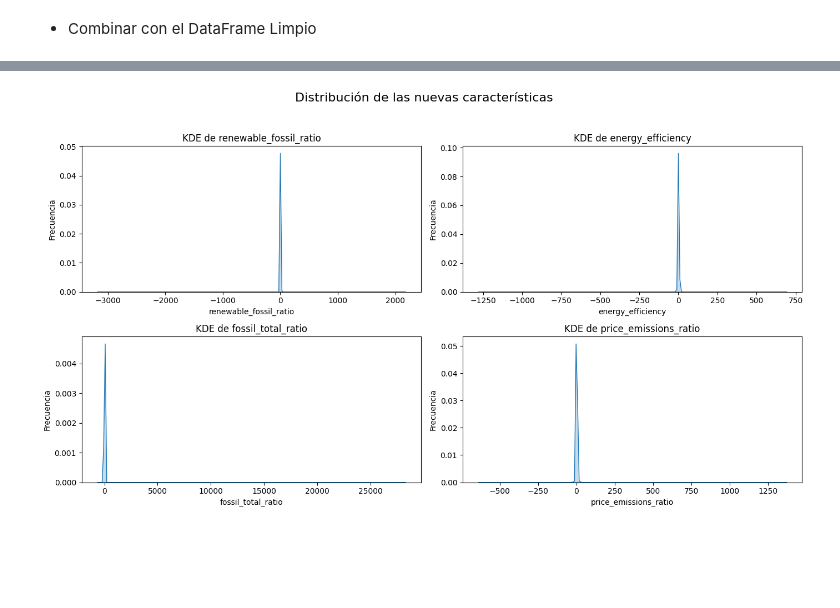
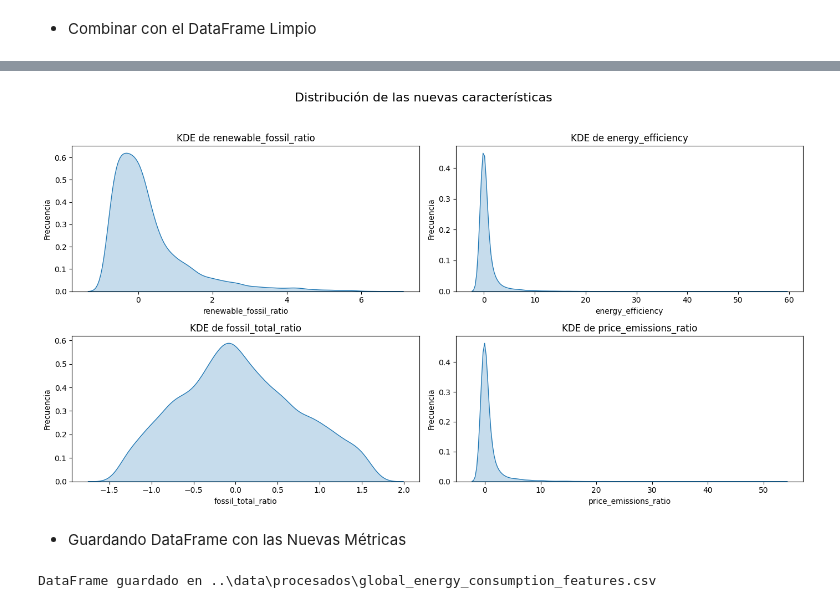
Before and after one commit to juanma200109/GLOBAL_ENERGY_ML_PROJECT, a Jupyter notebook: notebooks/03_ingenieria_caracteristicas.ipynb, the cells around one changed output, grey strips where cells are left out. Drawn from its saved outputs; the diff is of its cells as text; code cells hidden in the pictures; blank space fills up the shorter version.

```diff
--- a/notebooks/03_ingenieria_caracteristicas.ipynb
+++ b/notebooks/03_ingenieria_caracteristicas.ipynb
@@ -45,3 +60,5 @@ df = pre.cargar_datos(data_path)
+# %%
+df_clean = pre.cargar_datos(data_path)
 # %% [markdown]
 * Inspección Inicial
 # %%
@@ -119,20 +136,12 @@ Filas duplicadas: 0
 
 En esta sub-sección se pretende carcular tasas de crecimiento anual para variables clave, agrupadas por país. Lo que permite capturar la dinámica de crecimiento de cada país en el período analizado.
 # %%
-# Ordenar el dataset por 'Country' y 'Year'
-df = df.sort_values(['Country', 'Year'])
-
 # Calcular tasas de crecimiento anual para variables seleccionadas
 columnas_tasa_anual = ['Total Energy Consumption (TWh)', 'Per Capita Energy Use (kWh)', 'Carbon Emissions (Million Tons)']
 
-for col in columnas_tasa_anual:
-    df[f"Tasa Anual {col}"] = df.groupby('Country')[col].pct_change() * 100
-
-# Imputar valores faltantes en tasas de crecimiento con 0
-col_tasa_anual = [f"Tasa Anual {col}" for col in columnas_tasa_anual]
-df[col_tasa_anual] = df[col_tasa_anual].fillna(0)
+df = ic.calcular_tasas_crecimiento_anual(df,columnas_tasa_anual, 'Country', 'Year')
 
 # Verificar nuevas columnas
-df[col_tasa_anual].head(10)
+df.iloc[:, -3:].head(10)
 # %% [output]
 |  | Tasa Anual Total Energy Consumpti... | Tasa Anual Per Capita Energy Use ... | Tasa Anual Carbon Emissions (Mill... |
@@ -220,20 +234,19 @@ Tal como se evidencia en ambas gráficas [Gráfica de cajas y bigotes de las mé
 # %% [markdown]
 * Aplicar RobustScaler a Métricas Derivadas
 # %%
-columnas_nuevas = ['Tasa Anual Total Energy Consumption (TWh)', 'Tasa Anual Per Capita Energy Use (kWh)',
+columnas = ['Tasa Anual Total Energy Consumption (TWh)', 'Tasa Anual Per Capita Energy Use (kWh)',
             'Tasa Anual Carbon Emissions (Million Tons)', 'renewable_fossil_ratio', 'energy_efficiency',
             'fossil_total_ratio', 'price_emissions_ratio']
 
-df_base = df[columnas_nuevas].copy()
+df_base = df[columnas].copy()
 
-df_escalados = pre.estandarizacion(df_base, columnas_nuevas,rscaler)
+df_escalados = pre.estandarizacion(df_base, columnas,scaler)
 # %% [markdown]
 * Combinar con el DataFrame Limpio
 # %%
-df = pre.combinar_df(df, df_escalados, columnas_nuevas)
+# Agregando las columnas nuevas escaladas al dataset limpio
+for i in columnas:
+    df_clean[i] = df_escalados[i]
 
-for col in df.columns[0:26+1]:
-    minimo = df[col].min()
-    maximo = df[col].max()
-    print(f"Máximo/mínimo de {col}: {maximo} / {minimo}")
+df_clean.info()
 # %% [output]
@@ -257,4 +293,13 @@ Máximo/mínimo de price_emissions_ratio: 1360.012034168347 / -631.03889153705
 # %%
-vis.crear_kde_multiples(df, columnas, "Distribución de las nuevas características")
+columnas = ['renewable_fossil_ratio', 'energy_efficiency',
+            'fossil_total_ratio', 'price_emissions_ratio']
+
+vis.crear_kde_multiples(df_clean, columnas, "Distribución de las nuevas características")
 # %% [output]
-[figure, old version]
+[figure, new version]
+# %% [markdown]
+* Guardando DataFrame con las Nuevas Métricas
+# %%
+pre.guardar_dataframe(df_clean, output_data)
+# %% [output]
+DataFrame guardado en ..\data\procesados\global_energy_consumption_features.csv
```
Also changed, not shown: parts of 17 cells of this notebook, 4 other files.
